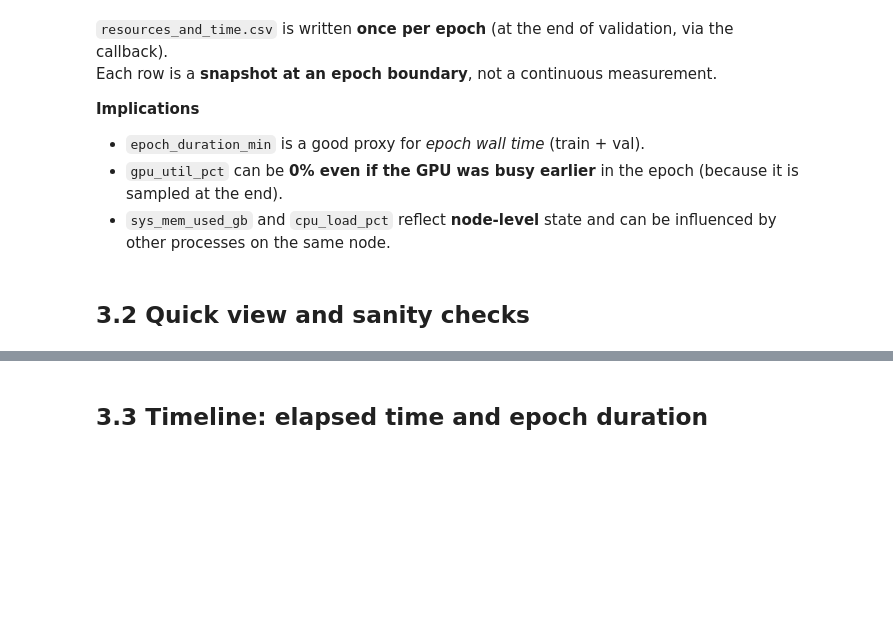
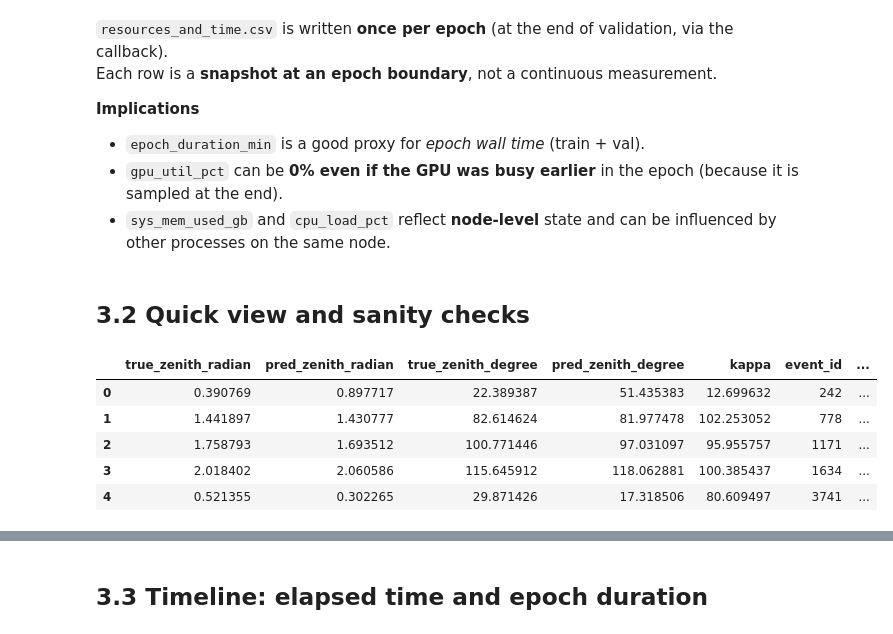
Before and after one commit to kubrabas/Graphnet-Applications, a Jupyter notebook: Training/EventPulseSeries_nonoise/initiative2/analysis/result_analysis_zenith.ipynb, the cells around one changed output, grey strips where cells are left out. Cells and saved outputs as stored; diff of their text form; code cells hidden in the pictures; blank space fills up the shorter version.

```diff
--- a/Training/EventPulseSeries_nonoise/initiative2/analysis/result_analysis_zenith.ipynb
+++ b/Training/EventPulseSeries_nonoise/initiative2/analysis/result_analysis_zenith.ipynb
@@ -671,5 +672,12 @@ Each row is a **snapshot at an epoch boundary**, not a continuous measurement.
 # %% [markdown]
 ## 3.2 Quick view and sanity checks
 # %%
-df_energy_resources_and_time.head(5)
+df_zenith_test_predictions.head(5)
+# %% [output]
+|  | true_zenith_radian | pred_zenith_radian | true_zenith_degree | pred_zenith_degree | kappa | event_id | ... |
+| 0 | 0.390769 | 0.897717 | 22.389387 | 51.435383 | 12.699632 | 242 | ... |
+| 1 | 1.441897 | 1.430777 | 82.614624 | 81.977478 | 102.253052 | 778 | ... |
+| 2 | 1.758793 | 1.693512 | 100.771446 | 97.031097 | 95.955757 | 1171 | ... |
+| 3 | 2.018402 | 2.060586 | 115.645912 | 118.062881 | 100.385437 | 1634 | ... |
+| 4 | 0.521355 | 0.302265 | 29.871426 | 17.318506 | 80.609497 | 3741 | ... |
 # %%
```
Also changed, not shown: parts of 13 cells of this notebook, 2 other files.
